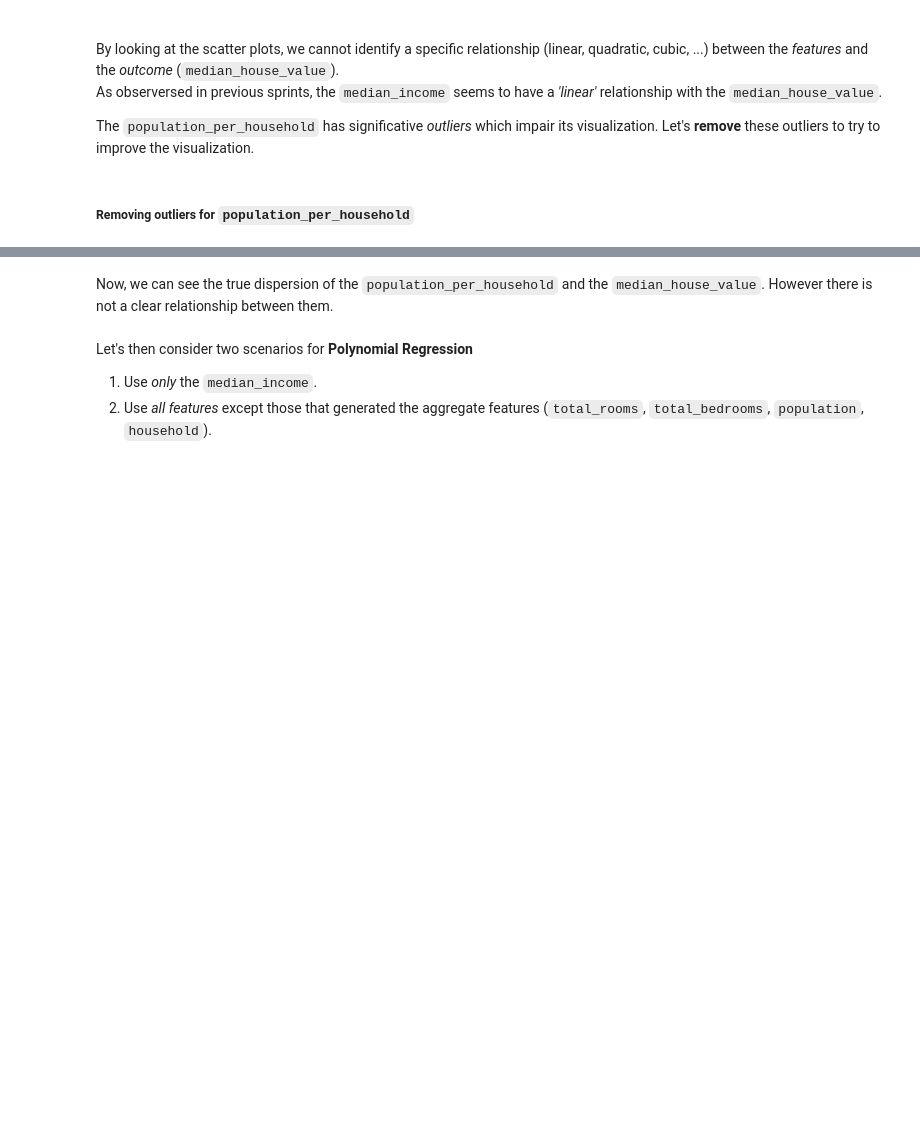
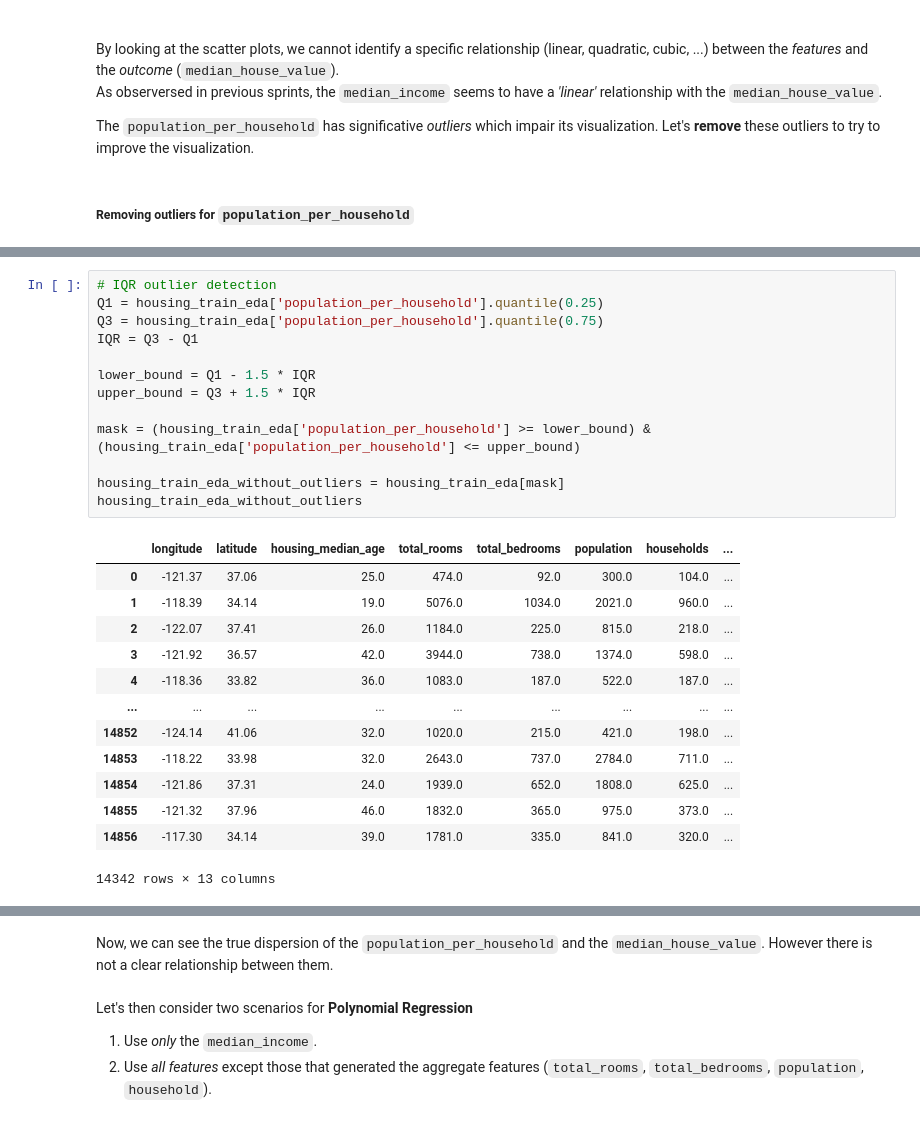
Before and after one commit to prof-samuka-IFSP/IFSP-CMP-D2APR-2021.2, a Jupyter notebook: projects/portfolio/project-01_regression_California-housing-prices/california-housing-sprint-05.ipynb, the cells around one changed output, grey strips where cells are left out. Saved outputs shown, nothing was run; the diff lists cells and outputs as text; blank space fills up the shorter version.

```diff
--- a/projects/portfolio/project-01_regression_California-housing-prices/california-housing-sprint-05.ipynb
+++ b/projects/portfolio/project-01_regression_California-housing-prices/california-housing-sprint-05.ipynb
@@ -125,2 +170,29 @@ The `population_per_household` has significative _outliers_ which impair its vis
+# %%
+# IQR outlier detection
+Q1 = housing_train_eda['population_per_household'].quantile(0.25)
+Q3 = housing_train_eda['population_per_household'].quantile(0.75)
+IQR = Q3 - Q1
+
+lower_bound = Q1 - 1.5 * IQR
+upper_bound = Q3 + 1.5 * IQR
+
+mask = (housing_train_eda['population_per_household'] >= lower_bound) & (housing_train_eda['population_per_household'] <= upper_bound)
+
+housing_train_eda_without_outliers = housing_train_eda[mask]
+housing_train_eda_without_outliers
+# %% [output]
+|  | longitude | latitude | housing_median_age | total_rooms | total_bedrooms | population | households | ... |
+| 0 | -121.37 | 37.06 | 25.0 | 474.0 | 92.0 | 300.0 | 104.0 | ... |
+| 1 | -118.39 | 34.14 | 19.0 | 5076.0 | 1034.0 | 2021.0 | 960.0 | ... |
+| 2 | -122.07 | 37.41 | 26.0 | 1184.0 | 225.0 | 815.0 | 218.0 | ... |
+| 3 | -121.92 | 36.57 | 42.0 | 3944.0 | 738.0 | 1374.0 | 598.0 | ... |
+| 4 | -118.36 | 33.82 | 36.0 | 1083.0 | 187.0 | 522.0 | 187.0 | ... |
+| ... | ... | ... | ... | ... | ... | ... | ... | ... |
+| 14852 | -124.14 | 41.06 | 32.0 | 1020.0 | 215.0 | 421.0 | 198.0 | ... |
+| 14853 | -118.22 | 33.98 | 32.0 | 2643.0 | 737.0 | 2784.0 | 711.0 | ... |
+| 14854 | -121.86 | 37.31 | 24.0 | 1939.0 | 652.0 | 1808.0 | 625.0 | ... |
+| 14855 | -121.32 | 37.96 | 46.0 | 1832.0 | 365.0 | 975.0 | 373.0 | ... |
+| 14856 | -117.30 | 34.14 | 39.0 | 1781.0 | 335.0 | 841.0 | 320.0 | ... |
+14342 rows × 13 columns
 # %%
 sns.pairplot(housing_train_eda_without_outliers, x_vars=['rooms_per_household', 'bedrooms_per_room', 'population_per_household'],  y_vars=['median_house_value'], height=5)
```
Also changed, not shown: parts of 27 cells of this notebook, 2 other files.
